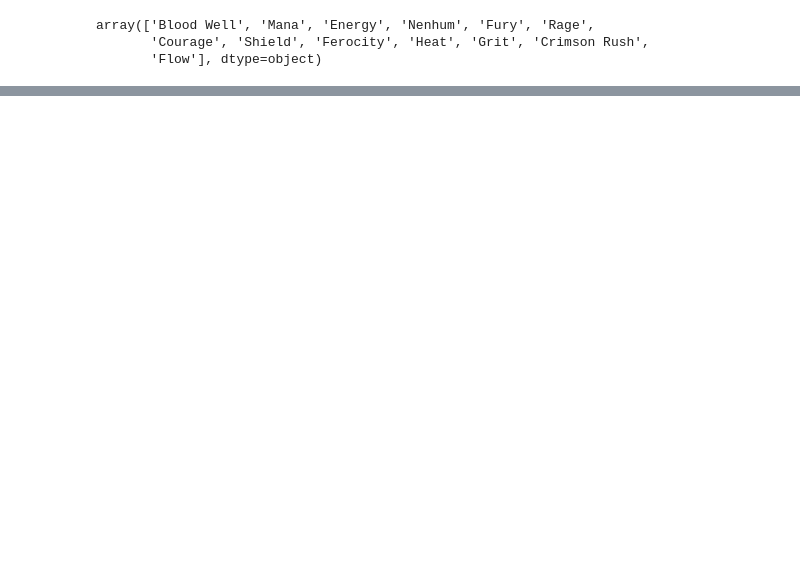
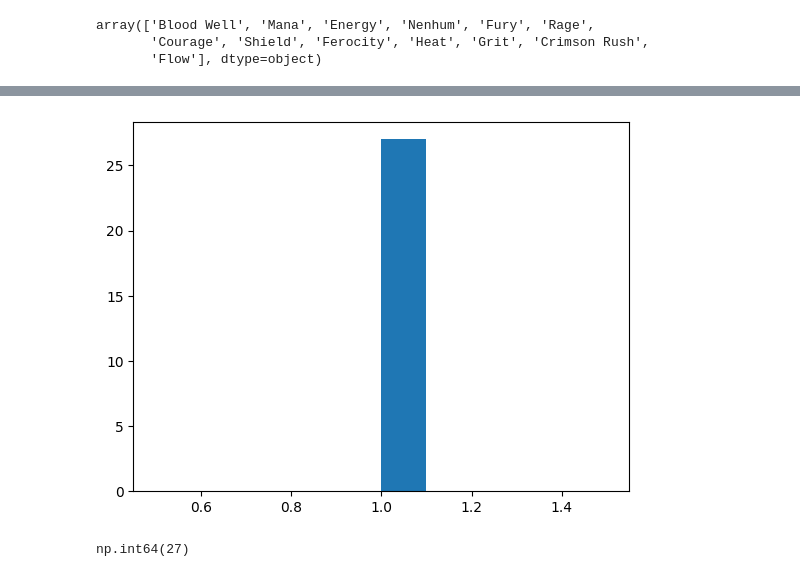
Before and after one commit to MatheusJosePereira/League-of-Legends-Similaridade-Cosseno, a Jupyter notebook: SimilaridadeCos_LeagueOfLegends_MatheusJose.ipynb, the cells around one changed output, grey strips where cells are left out. Saved outputs shown, nothing was run; the diff lists cells and outputs as text; code cells hidden in the pictures; blank space fills up the shorter version.

```diff
--- a/SimilaridadeCos_LeagueOfLegends_MatheusJose.ipynb
+++ b/SimilaridadeCos_LeagueOfLegends_MatheusJose.ipynb
@@ -144,0 +189,11 @@ df_rotas.head()
+# %%
+df_bottom = df_rotas[(df_rotas[['Bottom']] == 1).all(axis=1)]
+df_bottom['Bottom'].head()
+
+plt.hist(df_bottom[['Bottom']])
+plt.show()
+#são 27 personagens que tem pelo menos a categoria Bottom
+df_bottom['Bottom'].count()
+# %% [output]
+[figure, added]
+np.int64(27)
```
Also changed, not shown: parts of 23 cells of this notebook.
